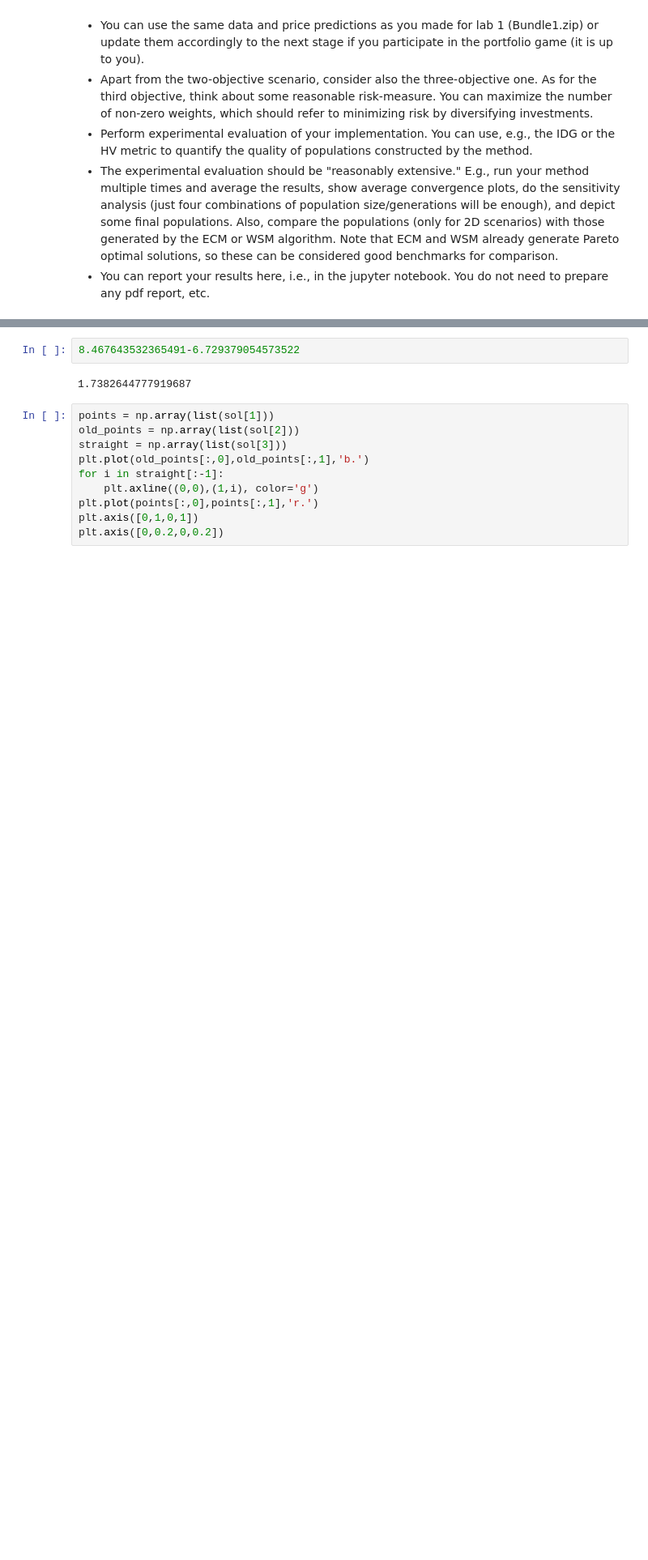
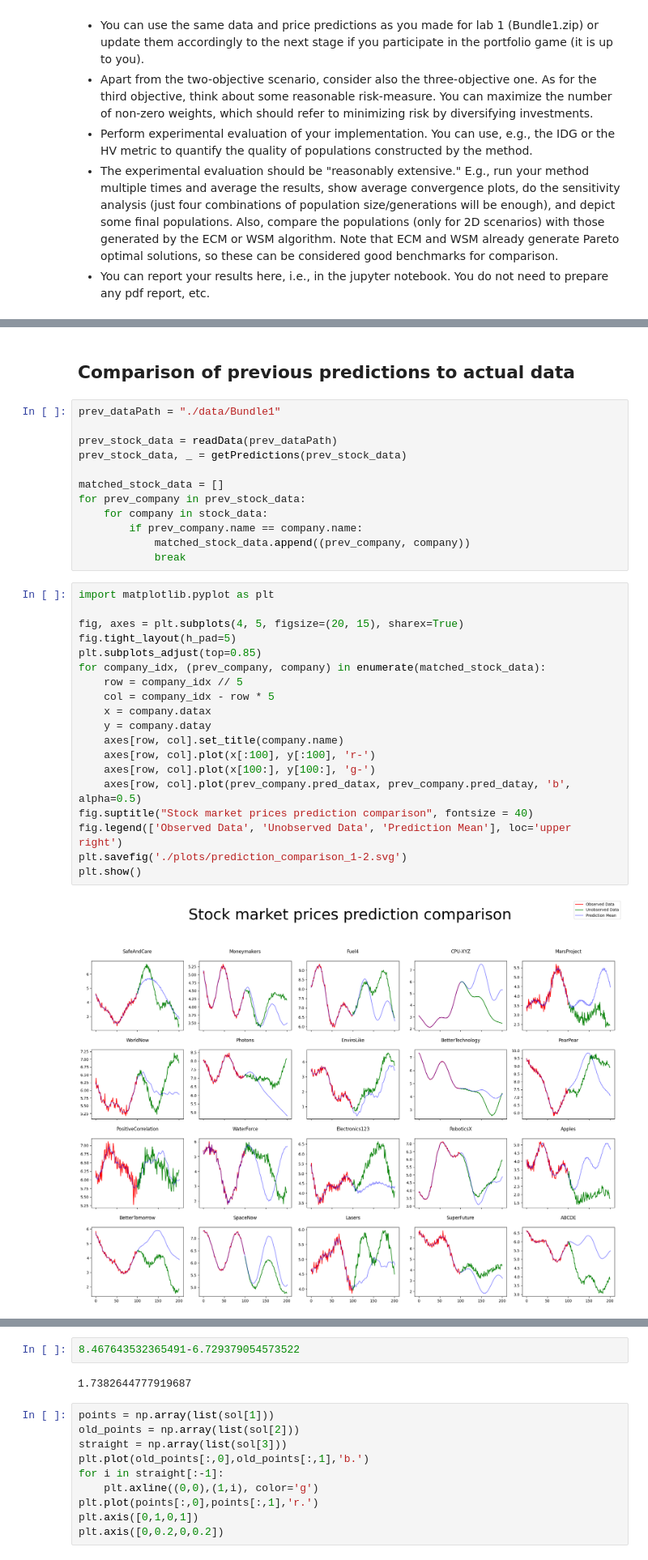
Before and after one commit to alessandro1802/moo, a Jupyter notebook: lab2.ipynb, the cells around one changed output, grey strips where cells are left out. Shown at 81% size. Cells and saved outputs as stored; diff of their text form; blank space fills up the shorter version.

Commit message:
added Lab 2 prediction comparison and updated prediction plot

```diff
--- a/lab2.ipynb
+++ b/lab2.ipynb
@@ -18,0 +20,35 @@ stock_data = readData(dataPath)
+# %% [markdown]
+## Comparison of previous predictions to actual data
+# %%
+prev_dataPath = "./data/Bundle1"
+
+prev_stock_data = readData(prev_dataPath)
+prev_stock_data, _ = getPredictions(prev_stock_data)
+
+matched_stock_data = []
+for prev_company in prev_stock_data:
+    for company in stock_data:
+        if prev_company.name == company.name:
+            matched_stock_data.append((prev_company, company))
+            break
+# %%
+import matplotlib.pyplot as plt
+
+fig, axes = plt.subplots(4, 5, figsize=(20, 15), sharex=True)
+fig.tight_layout(h_pad=5)
+plt.subplots_adjust(top=0.85)
+for company_idx, (prev_company, company) in enumerate(matched_stock_data):
+    row = company_idx // 5
+    col = company_idx - row * 5
+    x = company.datax
+    y = company.datay
+    axes[row, col].set_title(company.name)
+    axes[row, col].plot(x[:100], y[:100], 'r-')
+    axes[row, col].plot(x[100:], y[100:], 'g-')
+    axes[row, col].plot(prev_company.pred_datax, prev_company.pred_datay, 'b', alpha=0.5)
+fig.suptitle("Stock market prices prediction comparison", fontsize = 40)
+fig.legend(['Observed Data', 'Unobserved Data', 'Prediction Mean'], loc='upper right')
+plt.savefig('./plots/prediction_comparison_1-2.svg')
+plt.show()
+# %% [output]
+[figure, added]
```
Also changed, not shown: parts of 11 cells of this notebook, 4 other files.
